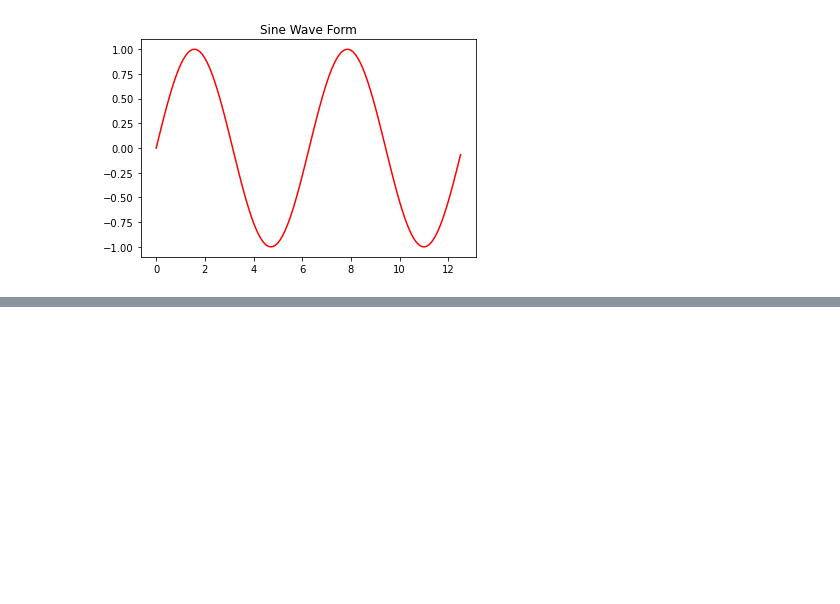
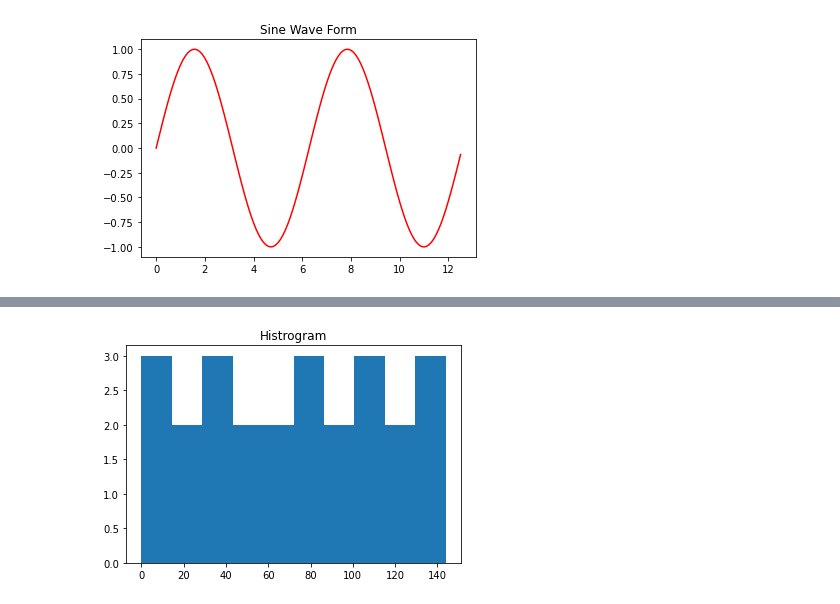
Before and after one commit to Sialsanwal/python, a Jupyter notebook: Matplotlib.ipynb, the cells around one changed output, grey strips where cells are left out. Drawn from its saved outputs; the diff is of its cells as text; code cells hidden in the pictures; blank space fills up the shorter version.

```diff
--- a/Matplotlib.ipynb
+++ b/Matplotlib.ipynb
@@ -92,0 +120,6 @@ plt.show()
+# %%
+plt.hist(x, bins=10)
+plt.title("Histrogram")
+plt.show()
+# %% [output]
+[figure, added]
```
Also changed, not shown: parts of 4 cells of this notebook.
